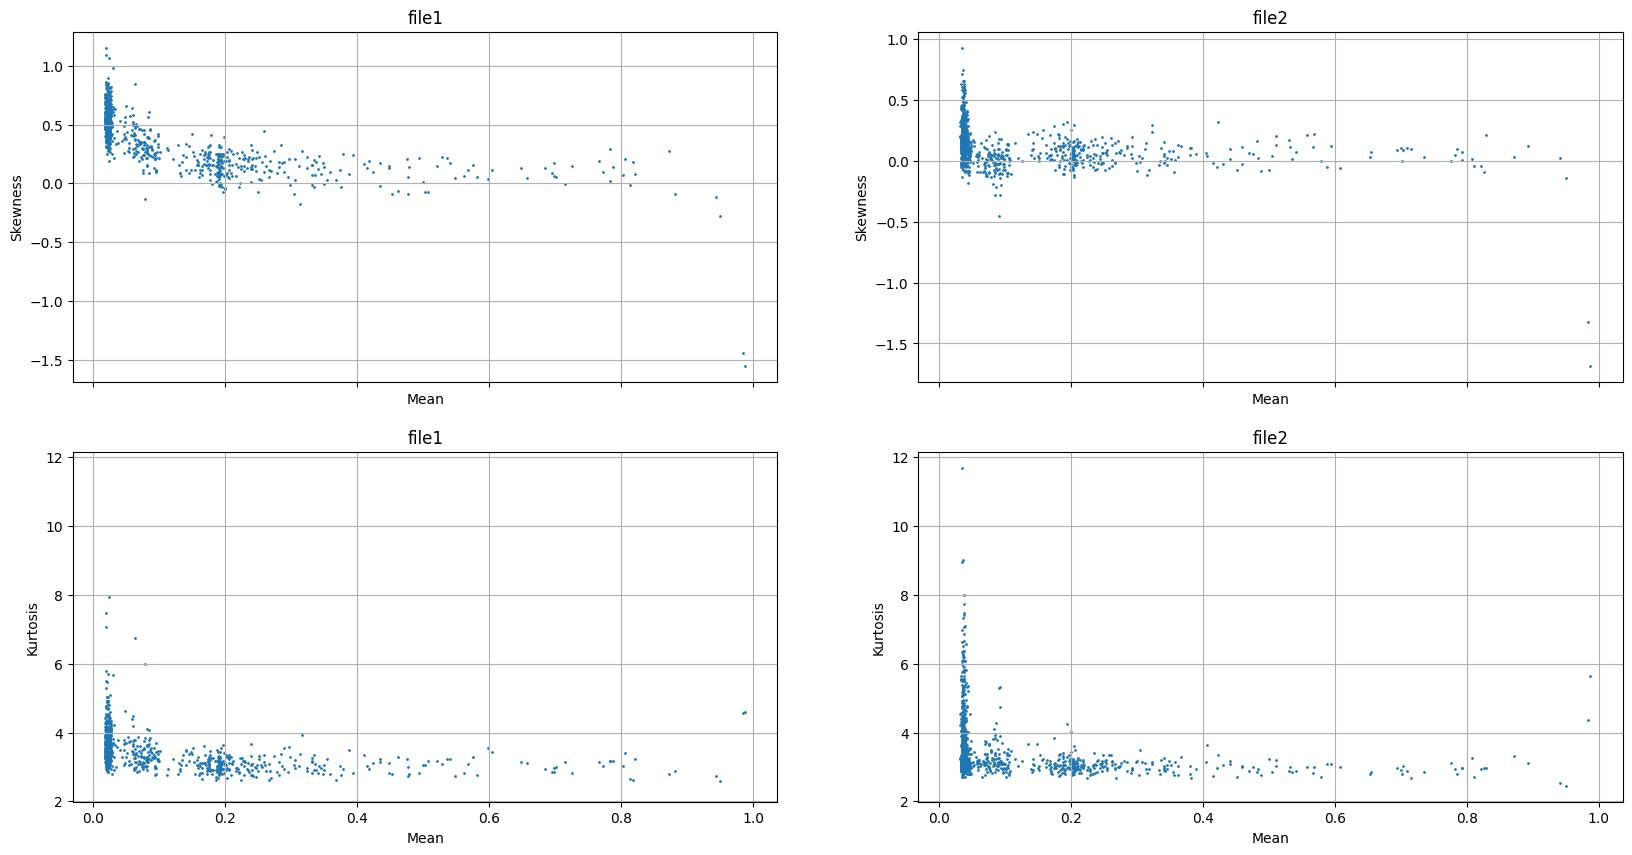
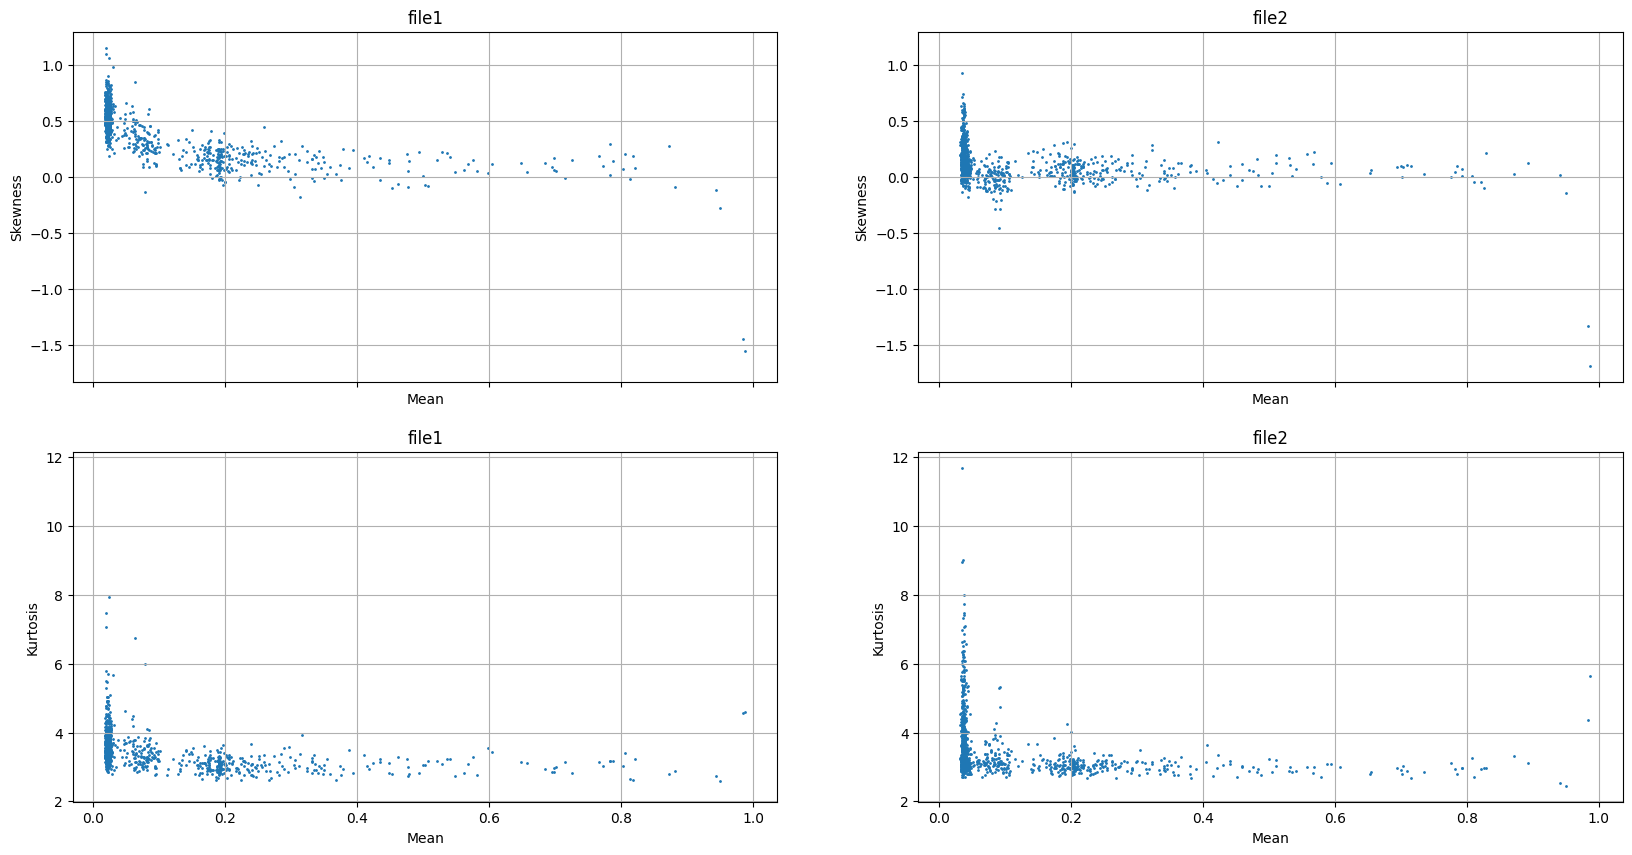
The notebook cell's code change between the first figure and the second:
--- before
+++ after
@@ -13,5 +13,5 @@
 axes[0,1].set_title('file2')
 axes[0,1].grid(visible=True, which='both', axis='both')
-
+axes[0,1].sharey(axes[0,0])
 
 axes[1,0].scatter(x=mean1, y=kurt1, alpha=1, s=1)

Commit: small commit - put shared y axis